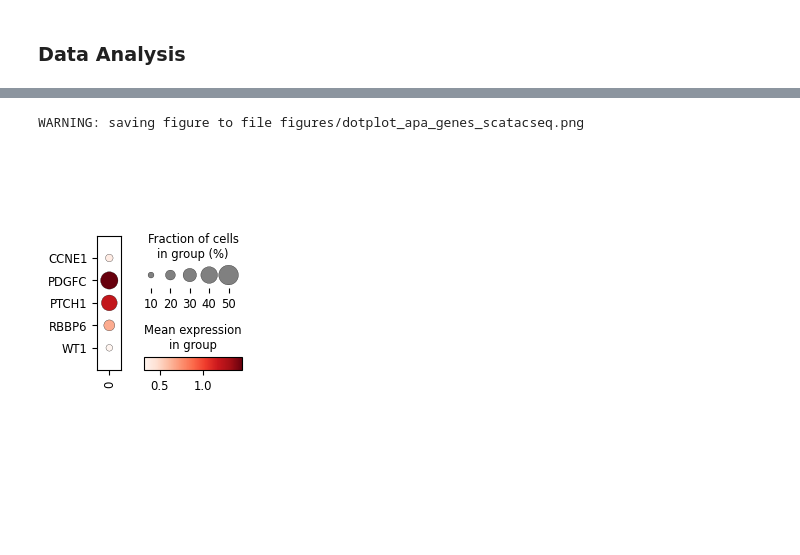
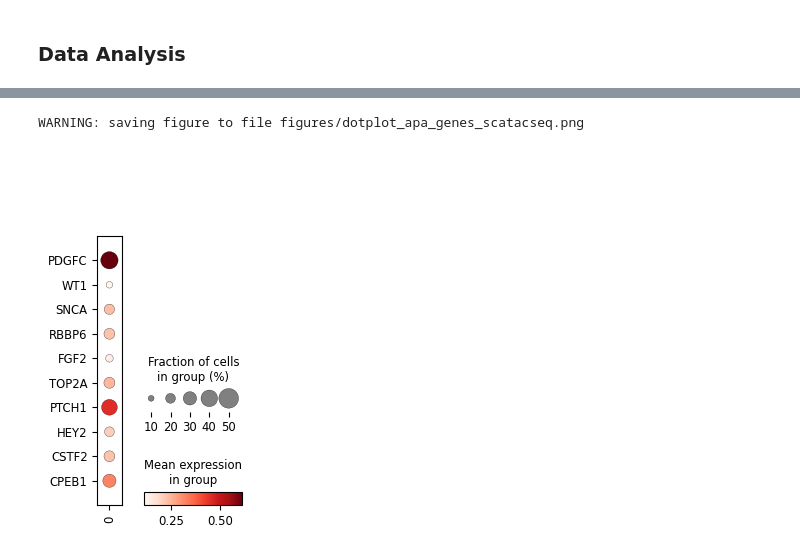
Before and after one commit to wcjohnchen/single_cell, a Jupyter notebook: src/analyze_data_sc_ATACSeq.ipynb, the cells around one changed output, grey strips where cells are left out. Drawn from its saved outputs; the diff is of its cells as text; code cells hidden in the pictures; blank space fills up the shorter version.

```diff
--- a/src/analyze_data_sc_ATACSeq.ipynb
+++ b/src/analyze_data_sc_ATACSeq.ipynb
@@ -53,0 +56,11 @@ E0000 00:00:1747543400.182806  266835 cuda_blas.cc:1418] Unable to register cuBL
+# %%
+######################################################## set up and train a scVI model: set up model, initialize model, train model
+scvi.model.SCVI.setup_anndata(dat1, layer = 'counts')
+vae = scvi.model.SCVI(dat1)
+vae.train(max_epochs=25)
+
+######################################################## compute latent representation
+vae.get_latent_representation().shape
+dat1.obsm['X_scVI'] = vae.get_latent_representation()
+dat1.layers['scvi_normalized'] = vae.get_normalized_expression(library_size=10000)
+sc.pp.neighbors(dat1, use_rep='X_scVI') ### build a KNN graph using latent representation
@@ -74,9 +91,12 @@ WARNING: saving figure to file figures/dotplot_dotplot_rank_genes_group_scatacse
 # %%
 ######################################################## plot APA genes, TR
-list = 'merged_polyadb_scatacseq.csv' ### <--- load gene list
-gene_list = pd.read_csv(list)
-gene_list = gene_list['gene_symbol'].tolist()
-apa = dat1[:, gene_list]
-#apa = apa[:, apa.var.sort_values('highly_variable_rank').index]
-sc.pl.dotplot(apa, apa.var_names, groupby="leiden", swap_axes=True, save='apa_genes_database_scatacseq.png')
+list = 'polyadb4_TR_gene_list.csv' ### <--- load gene list
+polyadb_list = pd.read_csv(list)
+polyadb_list = polyadb_list['gene_symbol'].tolist()
+genes_in_data = [gene for gene in polyadb_list if gene in dat1.var_names]
+apa = dat1[:, genes_in_data]
+#print("Number of cells:", apa.n_obs)
+#print("Number of genes:", apa.n_vars)
+apa = apa[:, apa.var.sort_values('highly_variable_rank').index]
+sc.pl.dotplot(apa, apa.var_names, groupby="leiden", swap_axes=True, save='apa_genes_polyadb_scatacseq.png')
 # %% [output]
@@ -85,10 +105,11 @@ WARNING: saving figure to file figures/dotplot_apa_genes_database_scatacseq.png
 # %%
-list = 'merged_paper_polyadb_scatac.csv' ### <--- load gene list
-gene_list = pd.read_csv(list)
-gene_list = gene_list['gene_symbol'].tolist()
-apa2 = dat1[:, gene_list]
-#apa2 = apa2[:, apa2.var.sort_values('highly_variable_rank').index]
-sc.pl.dotplot(apa2, apa2.var_names, groupby="leiden", swap_axes=True, save='apa_genes_scatacseq.png')
+list = 'paper_gs.csv' ### <--- load gene list
+paper_list = pd.read_csv(list)
+paper_list = paper_list['gene_symbol'].tolist()
+genes_in_apa = [gene for gene in paper_list if gene in apa.var_names]
+matched = apa[:, genes_in_apa]
+matched = matched[:, matched.var.sort_values('highly_variable_rank').index]
+sc.pl.dotplot(matched, matched.var_names, groupby="leiden", swap_axes=True, save='apa_genes_scatacseq.png')
 # %% [output]
 WARNING: saving figure to file figures/dotplot_apa_genes_scatacseq.png
-[figure, old version]
+[figure, new version]
```
Also changed, not shown: parts of 8 cells of this notebook.
